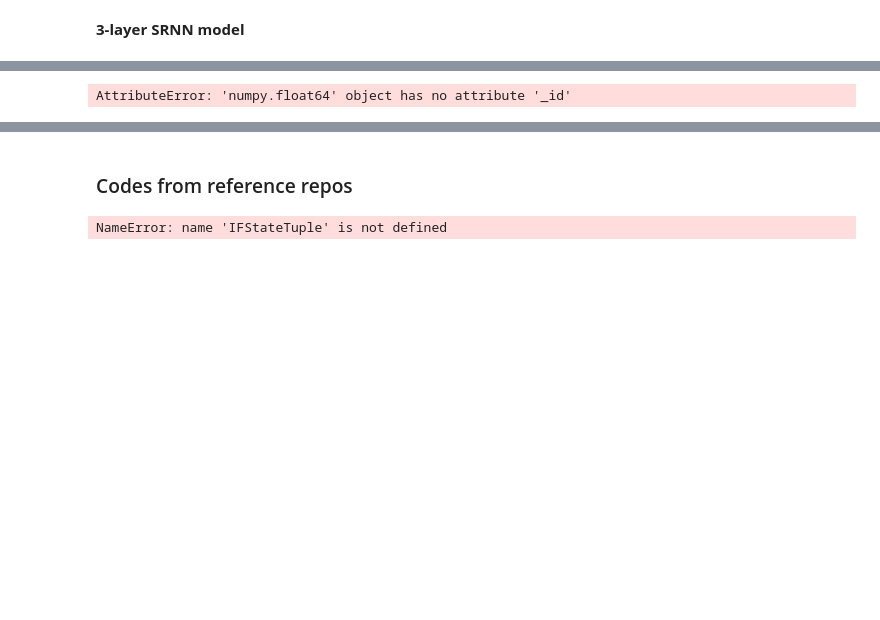
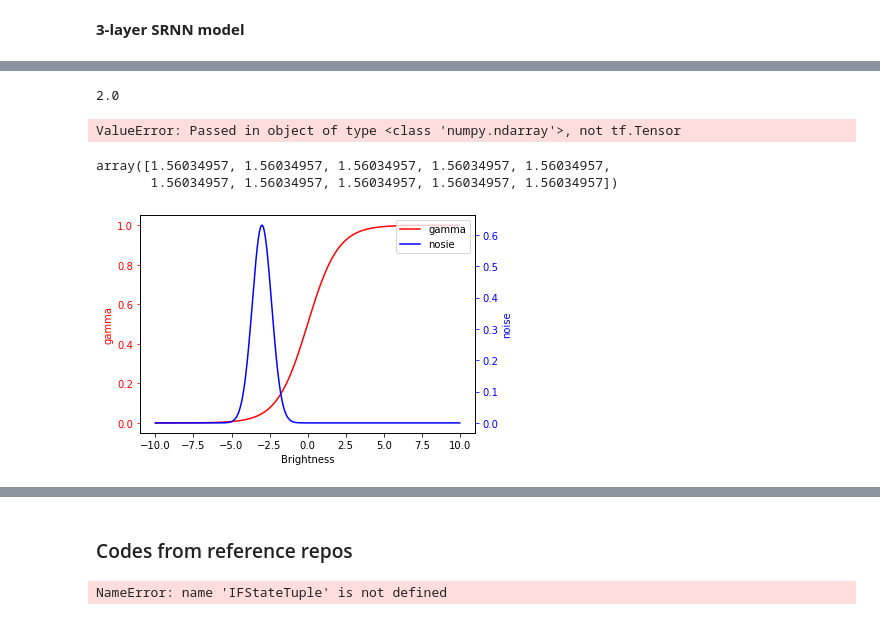
Before and after one commit to ChrizZhuang/Adaptive_SRNN_memtransistor, a Jupyter notebook: SRNN_develop.ipynb, the cells around one changed output, grey strips where cells are left out. Drawn from its saved outputs; the diff is of its cells as text; code cells hidden in the pictures; blank space fills up the shorter version.

```diff
--- a/SRNN_develop.ipynb
+++ b/SRNN_develop.ipynb
@@ -1382,11 +1681,74 @@ class SRNN(tf.keras.Model):
+# %%
+x = tf.constant(1.0)
+
+with tf.GradientTape() as tape:
+    tape.watch(x)
+    y = x * x
+
+grad = tape.gradient(y, x)
+grad.numpy()
+# %% [output]
+2.0
 # %%
 # initialize layers and models
-input_layer = LIF(n=80, type='input', n_ref=3)
-hidden_layer = LIF_recurrent(n=220, type='hidden', n_in=80, n_ref=3)
-output_layer = LIF(n=10, type='output', n_in=220, n_ref=3)
+input_layer = IF(n=80, type='input', n_ref=3)
+hidden_layer = IF(n=220, type='hidden', n_in=80, n_ref=3)
+output_layer = IF(n=10, type='output', n_in=220, n_ref=3)
 SRNN_trial = SRNN(input_layer=input_layer, hidden_layer=hidden_layer, output_layer=output_layer)
 ratios = np.linspace(1.0, 0.5, 840)
 SRNN_trial.train(inputs = spike_trains_training_set, ratios = ratios, G_min = G_min, G_max = G_max, \
-    alpha_p = alpha_p, alpha_m = alpha_m, beta_p = beta_p, beta_m = beta_m, y_trues = [4, 1, 8, 3, 6])
+    alpha_p = alpha_p, alpha_m = alpha_m, beta_p = beta_p, beta_m = beta_m, y_trues = [6, 9, 9, 6, 6])
+# 剩两个gradient tape的问题！
+# 还有feed-forward并没有更新w1 - feed-forward function 中取pot变量的方式有问题
+# spike train update seems ok
+# 有可能是图片本身太过sparse了 - 用一个artificial figure做测试
+# go through the logic and test the feed-foward function line by line
+#   and replace z_pre stuffs with self.hidden_layer.w_rec/w_in or self.output_layer.w_in
+#   reconstruct the feed-foward function again L
 # %% [output]
-AttributeError: 'numpy.float64' object has no attribute '_id'
+ValueError: Passed in object of type <class 'numpy.ndarray'>, not tf.Tensor
+# %%
+SRNN_trial.feed_forward(ratios = ratios, image = spike_trains_training_set[0], G_min = G_min, G_max =  G_max, alpha_p = alpha_p, \
+                alpha_m = alpha_m, beta_p = beta_p, beta_m = beta_m, trainable=True)
+
+#print(SRNN_trial.hidden_layer.w_in[0])
+# %% [output]
+array([1.56034957, 1.56034957, 1.56034957, 1.56034957, 1.56034957,
+       1.56034957, 1.56034957, 1.56034957, 1.56034957, 1.56034957])
+# %%
+import numpy as np
+import matplotlib.pyplot as plt
+import scipy.stats as stats
+import math
+
+mu = -3
+variance = 0.4
+sigma = math.sqrt(variance)
+
+x = np.linspace(-10, 10, 1000)
+y = 1/(1+np.exp(-x))
+
+
+#plt.figure()
+#plt.plot(x, y, label='gamma')
+#plt.plot(x, stats.norm.pdf(x, mu, sigma), label='noise')
+#plt.xlabel('Brightness')
+#plt.ylabel
+#plt.show()
+
+ax1 = plt.subplot()
+l1, = ax1.plot(x, y, color = 'red', label='gamma')
+ax1.set_ylabel('gamma')
+ax1.yaxis.label.set_color('red')
+ax1.tick_params(axis='y', colors='red')
+ax1.set_xlabel('Brightness')
+ax2 = ax1.twinx()
+l2, = ax2.plot(x, stats.norm.pdf(x, mu, sigma), color='blue', label='noise')
+ax2.yaxis.label.set_color('blue')
+ax2.tick_params(axis='y', colors='blue')
+ax2.set_ylabel('noise')
+plt.legend([l1, l2], ["gamma", "nosie"], fontsize=10)
+plt.show()
+#plt.xlabel('Brightness')
+# %% [output]
+[figure, added]
```
Also changed, not shown: parts of 18 cells of this notebook.
